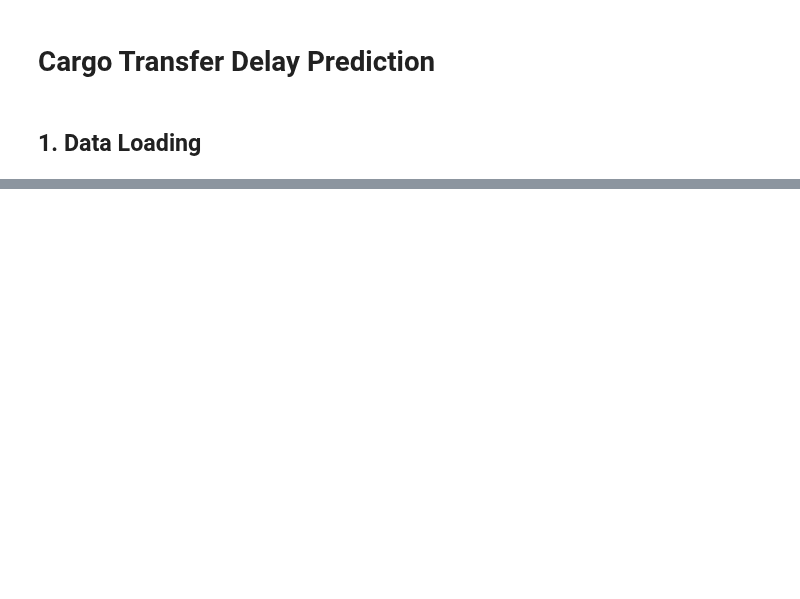
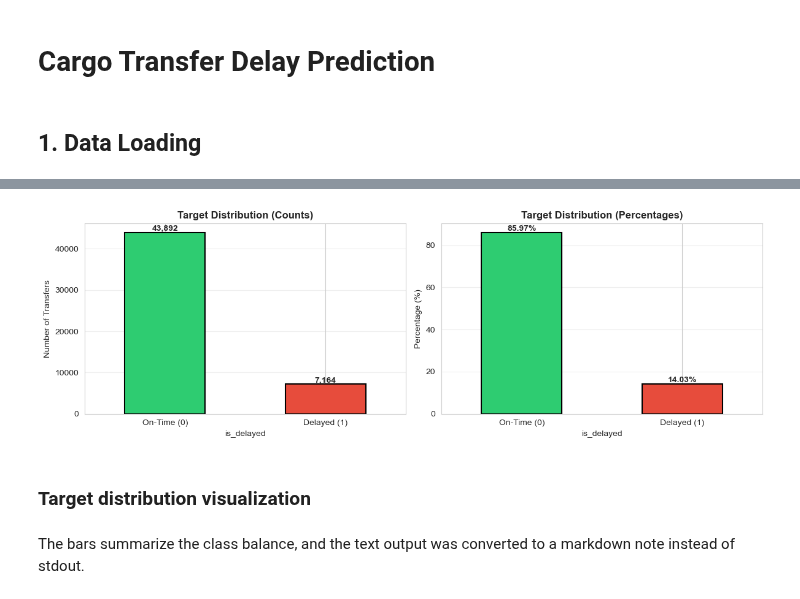
Before and after one commit to InbarKedem/final-project-intro-to-ml, a Jupyter notebook: task.ipynb, the cells around one changed output, grey strips where cells are left out. Saved outputs shown, nothing was run; the diff lists cells and outputs as text; code cells hidden in the pictures; blank space fills up the shorter version.

```diff
--- a/task.ipynb
+++ b/task.ipynb
@@ -47,0 +52,16 @@ First few rows of training data:
+# %%
+# Analyze the target variable distribution
+md("### Target variable analysis")
+md("The class distribution, imbalance ratio, and target completeness were computed in code without printing raw values.")
+
+# Count values
+target_counts = train_df['is_delayed'].value_counts().sort_index()
+
+# Calculate percentages
+target_pct = train_df['is_delayed'].value_counts(normalize=True).sort_index() * 100
+
+# Calculate imbalance ratio
+imbalance_ratio = target_counts[1] / target_counts[0]
+
+# Basic statistics
+missing_target_count = train_df['is_delayed'].isna().sum()
@@ -47,0 +71,35 @@ First few rows of training data:
+# %%
+# Visualize target variable distribution
+fig, axes = plt.subplots(1, 2, figsize=(12, 4))
+
+# Bar chart - counts
+ax1 = axes[0]
+target_counts.plot(kind='bar', ax=ax1, color=['#2ecc71', '#e74c3c'], edgecolor='black', linewidth=1.5)
+ax1.set_title('Target Distribution (Counts)', fontsize=12, fontweight='bold')
+ax1.set_xlabel('is_delayed')
+ax1.set_ylabel('Number of Transfers')
+ax1.set_xticklabels(['On-Time (0)', 'Delayed (1)'], rotation=0)
+ax1.grid(axis='y', alpha=0.3)
+for i, v in enumerate(target_counts):
+    ax1.text(i, v, f'{v:,}', ha='center', va='bottom', fontweight='bold')
+
+# Bar chart - percentages
+ax2 = axes[1]
+target_pct.plot(kind='bar', ax=ax2, color=['#2ecc71', '#e74c3c'], edgecolor='black', linewidth=1.5)
+ax2.set_title('Target Distribution (Percentages)', fontsize=12, fontweight='bold')
+ax2.set_xlabel('is_delayed')
+ax2.set_ylabel('Percentage (%)')
+ax2.set_xticklabels(['On-Time (0)', 'Delayed (1)'], rotation=0)
+ax2.grid(axis='y', alpha=0.3)
+for i, v in enumerate(target_pct):
+    ax2.text(i, v, f'{v:.2f}%', ha='center', va='bottom', fontweight='bold')
+
+plt.tight_layout()
+plt.show()
+
+md("### Target distribution visualization")
+md("The bars summarize the class balance, and the text output was converted to a markdown note instead of stdout.")
+# %% [output]
+[figure, added]
+### Target distribution visualization
+The bars summarize the class balance, and the text output was converted to a markdown note instead of stdout.
```
Also changed, not shown: parts of 41 cells of this notebook, 3 other files.
